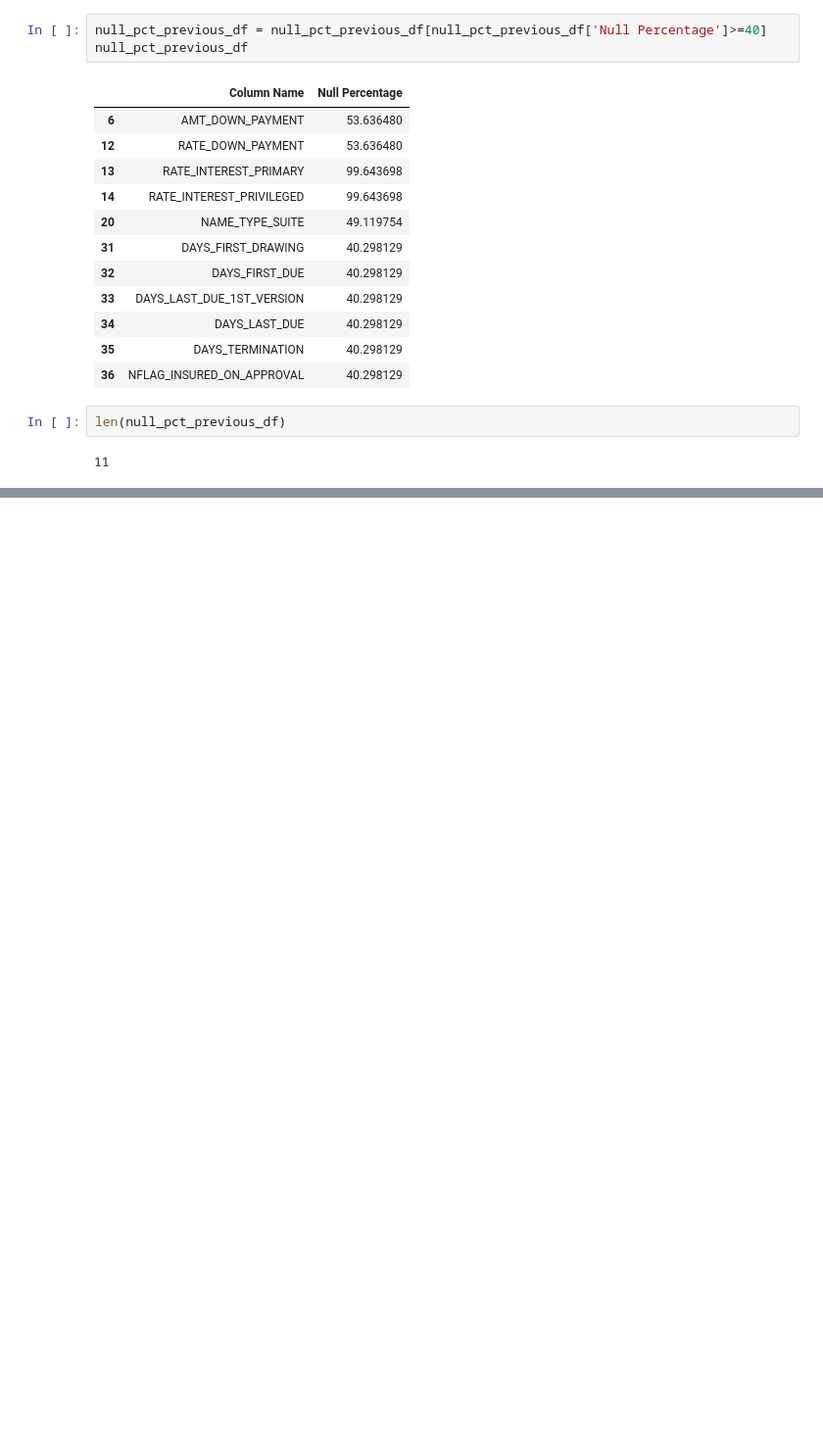
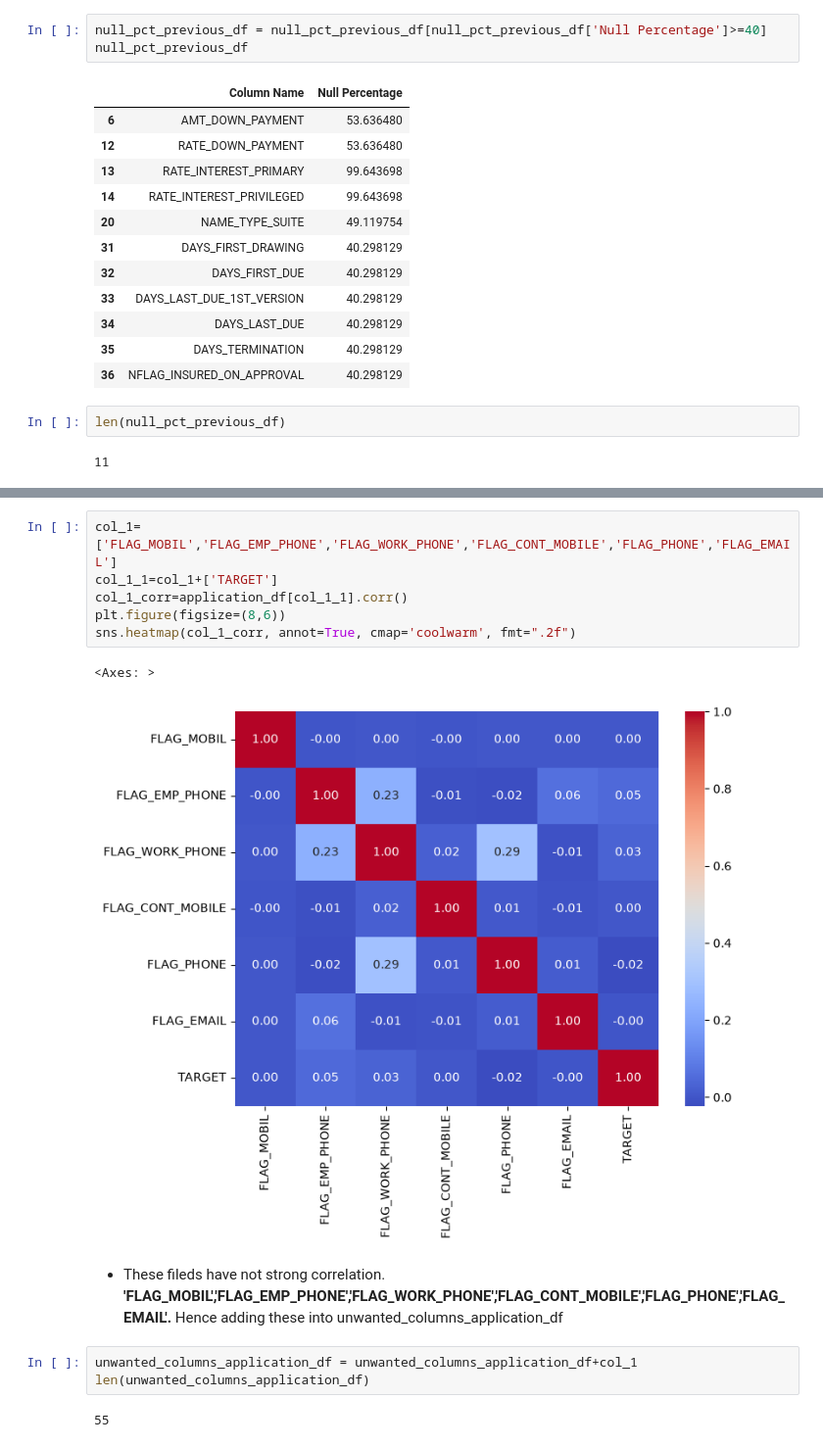
Before and after one commit to rakesh-kumar07/LogicMojo-AI-ML-June26-rakesh, a Jupyter notebook: EDA_Bank_Case_Study/Bank_loan_Assignment.ipynb, the cells around one changed output, grey strips where cells are left out. Shown at 98% size. Drawn from its saved outputs; the diff is of its cells as text; blank space fills up the shorter version.

```diff
--- a/EDA_Bank_Case_Study/Bank_loan_Assignment.ipynb
+++ b/EDA_Bank_Case_Study/Bank_loan_Assignment.ipynb
@@ -428,0 +474,17 @@ len(null_pct_previous_df)
+# %%
+col_1=['FLAG_MOBIL','FLAG_EMP_PHONE','FLAG_WORK_PHONE','FLAG_CONT_MOBILE','FLAG_PHONE','FLAG_EMAIL']
+col_1_1=col_1+['TARGET']
+col_1_corr=application_df[col_1_1].corr()
+plt.figure(figsize=(8,6))
+sns.heatmap(col_1_corr, annot=True, cmap='coolwarm', fmt=".2f")
+# %% [output]
+<Axes: >
+[figure, added]
+# %% [markdown]
+- These fileds have not strong correlation. **'FLAG_MOBIL','FLAG_EMP_PHONE','FLAG_WORK_PHONE','FLAG_CONT_MOBILE','FLAG_PHONE','FLAG_EMAIL'.**
+Hence adding these into unwanted_columns_application_df
+# %%
+unwanted_columns_application_df = unwanted_columns_application_df+col_1
+len(unwanted_columns_application_df)
+# %% [output]
+55
```
Also changed, not shown: parts of 17 cells of this notebook.
